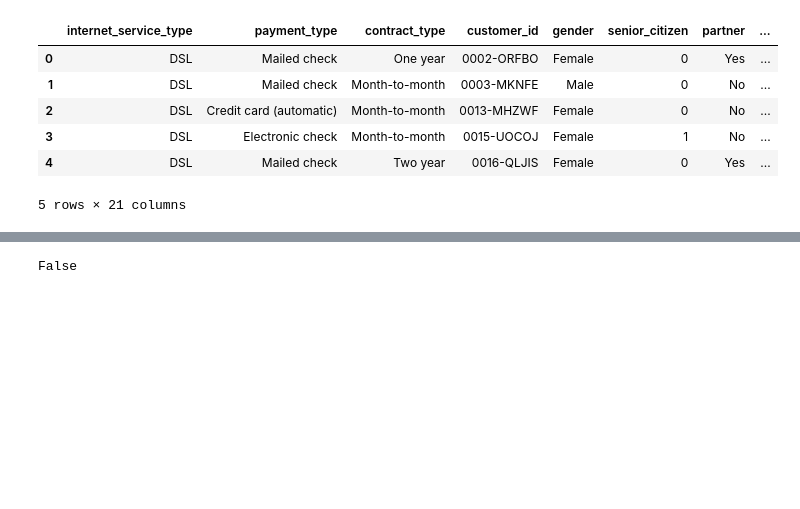
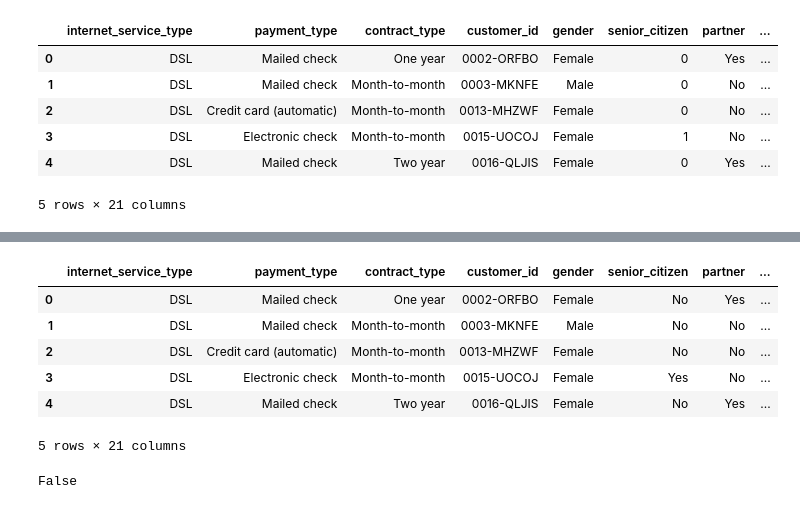
Before and after one commit to mijailmariano/classification-exercises, a Jupyter notebook: classification_exervices.ipynb, the cells around one changed output, grey strips where cells are left out. Drawn from its saved outputs; the diff is of its cells as text; code cells hidden in the pictures; blank space fills up the shorter version.

```diff
--- a/classification_exervices.ipynb
+++ b/classification_exervices.ipynb
@@ -948 +1050,14 @@ Name: paperless_billing, Length: 7043, dtype: object
+# %%
+# for consistency, i may want the "senior_citizen" column to reflect either "yes" or "no" values (especially if creating a dummy variable for this categorical feature)
+
+telco_df["senior_citizen"] = telco_df["senior_citizen"].replace({0: "No", 1: "Yes"})
+telco_df.head()
+# %% [output]
+|  | internet_service_type | payment_type | contract_type | customer_id | gender | senior_citizen | partner | ... |
+| 0 | DSL | Mailed check | One year | 0002-ORFBO | Female | No | Yes | ... |
+| 1 | DSL | Mailed check | Month-to-month | 0003-MKNFE | Male | No | No | ... |
+| 2 | DSL | Credit card (automatic) | Month-to-month | 0013-MHZWF | Female | No | No | ... |
+| 3 | DSL | Electronic check | Month-to-month | 0015-UOCOJ | Female | Yes | No | ... |
+| 4 | DSL | Mailed check | Two year | 0016-QLJIS | Female | No | Yes | ... |
+5 rows × 21 columns
 # %%
```
Also changed, not shown: parts of 32 cells of this notebook, 1 other file.
